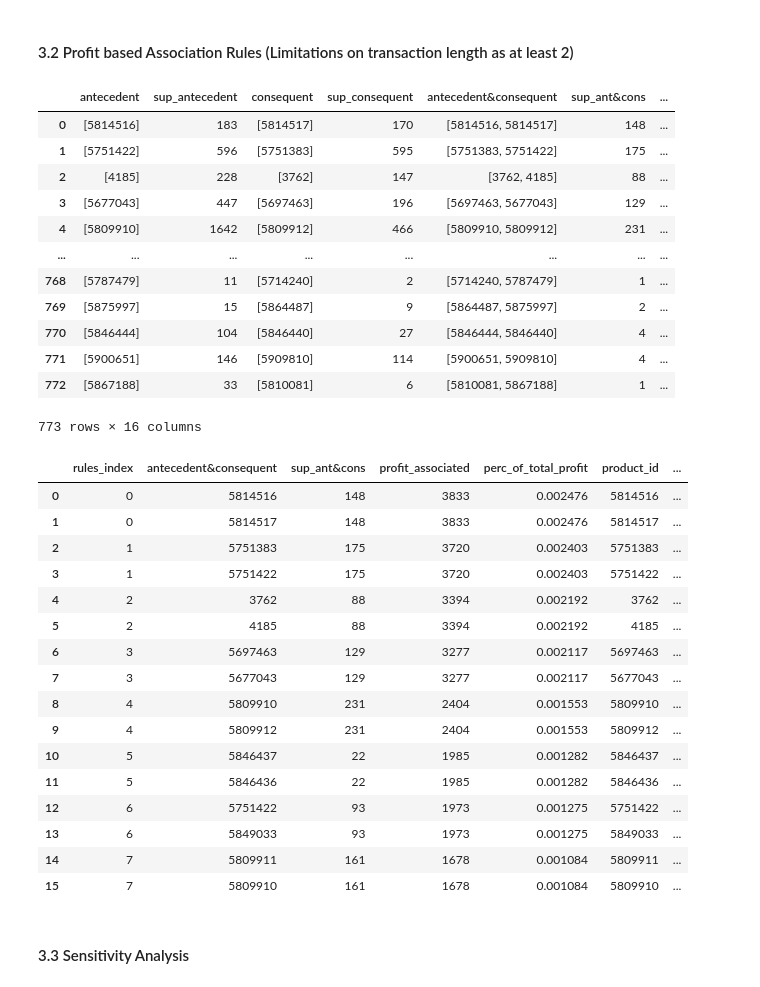
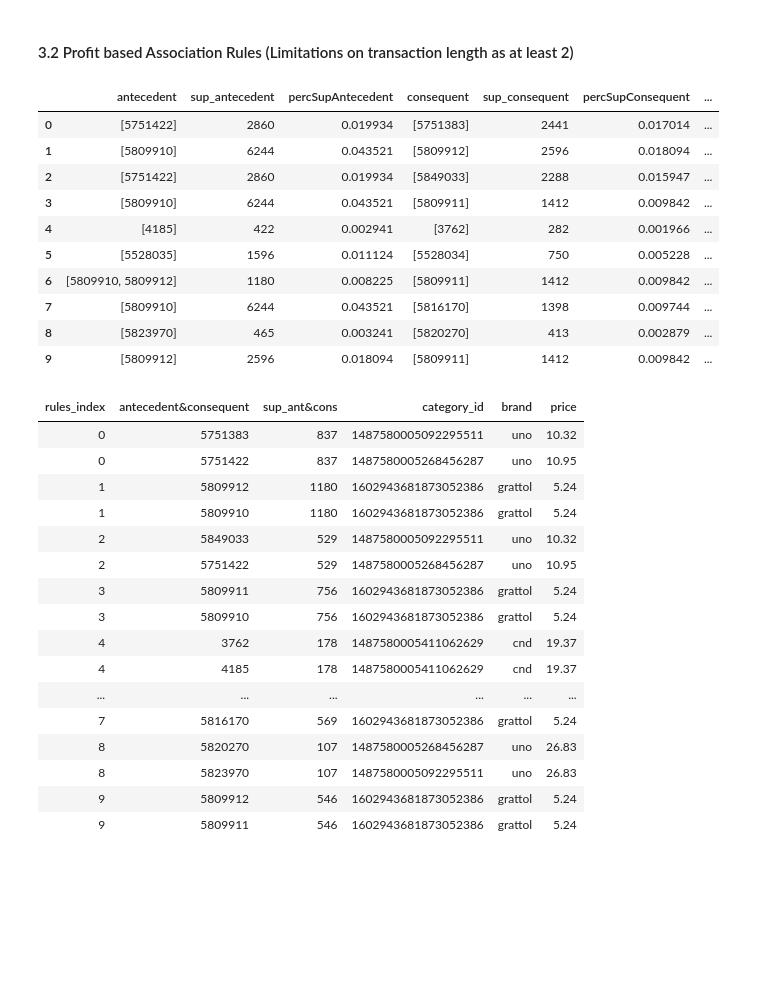
Before and after one commit to dawei7/Detecting-patterns-in-purchase-history-using-association-rule-learning-methods, a Jupyter notebook: Analaysis_Kaggle_Comsetics_Dataset.ipynb, the cells around one changed output. Drawn from its saved outputs; the diff is of its cells as text; code cells hidden in the pictures; blank space fills up the shorter version.

```diff
--- a/Analaysis_Kaggle_Comsetics_Dataset.ipynb
+++ b/Analaysis_Kaggle_Comsetics_Dataset.ipynb
@@ -261,11 +271,11 @@ rules_labeled
 # %%
 import modified_fp_growth_algorithm.modified_fp_growth_latest as mod_fp_growth
 
-data = data[data["product_id"].apply(len)<5]
+data = data[data["product_id"].apply(len)<20]
 
 rules = mod_fp_growth.fpgrowthFromDataFrame(\
     data,
-    minSupRatio=0.001,
+    minSupRatio=0.0025,
     maxSupRatio=1,
     minConf=0,
     item_col=1,
@@ -326,11 +335,11 @@ import modified_fp_growth_algorithm.modified_fp_growth_latest as mod_fp_growth
 #For better trackingI take price instead of profit as profit, because tracking ius easier and at moment I anyway just multiply by 0.1 for profit
 # We see how "super efficient it is, only 6.8 seconds for 13k rules inclduing writing to Excel"
 
-data = data[data["product_id"].apply(len)<=5]
+# data = data[data["product_id"].apply(len)<=5]
 
 rules = mod_fp_growth.fpgrowthFromDataFrame(\
     data,
-    minSupRatio=0.001,
+    minSupRatio=0.0038,
     maxSupRatio=1,
     minConf=0,
     item_col=1,
@@ -389,11 +399,11 @@ import modified_fp_growth_algorithm.modified_fp_growth_latest as mod_fp_growth
 #For better trackingI take price instead of profit as profit, because tracking ius easier and at moment I anyway just multiply by 0.1 for profit
 # We see how "super efficient it is, only 6.8 seconds for 13k rules inclduing writing to Excel"
 
-data = data[data["product_id"].apply(len)<5]
+data = data[data["product_id"].apply(len)<20]
 
 rules = mod_fp_growth.fpgrowthFromDataFrame(\
     data,
-    minSupRatio=0.0001,
+    minSupRatio=0.001,
     maxSupRatio=1,
     minTransactionLength=2,
     maxTransactionLength=10,
@@ -407,53 +417,49 @@ rules = mod_fp_growth.fpgrowthFromDataFrame(\
 rules.to_excel("fp_groth_out.xlsx",index=False)
 rules
 # %% [output]
-|  | antecedent | sup_antecedent | consequent | sup_consequent | antecedent&consequent | sup_ant&cons | ... |
-| 0 | [5814516] | 183 | [5814517] | 170 | [5814516, 5814517] | 148 | ... |
-| 1 | [5751422] | 596 | [5751383] | 595 | [5751383, 5751422] | 175 | ... |
-| 2 | [4185] | 228 | [3762] | 147 | [3762, 4185] | 88 | ... |
-| 3 | [5677043] | 447 | [5697463] | 196 | [5697463, 5677043] | 129 | ... |
-| 4 | [5809910] | 1642 | [5809912] | 466 | [5809910, 5809912] | 231 | ... |
-| ... | ... | ... | ... | ... | ... | ... | ... |
-| 768 | [5787479] | 11 | [5714240] | 2 | [5714240, 5787479] | 1 | ... |
-| 769 | [5875997] | 15 | [5864487] | 9 | [5864487, 5875997] | 2 | ... |
-| 770 | [5846444] | 104 | [5846440] | 27 | [5846444, 5846440] | 4 | ... |
-| 771 | [5900651] | 146 | [5909810] | 114 | [5900651, 5909810] | 4 | ... |
-| 772 | [5867188] | 33 | [5810081] | 6 | [5810081, 5867188] | 1 | ... |
+|  | antecedent | sup_antecedent | percSupAntecedent | consequent | sup_consequent | percSupConsequent | ... |
+| 0 | [5751422] | 2860 | 0.019934 | [5751383] | 2441 | 0.017014 | ... |
+| 1 | [5809910] | 6244 | 0.043521 | [5809912] | 2596 | 0.018094 | ... |
+| 2 | [5751422] | 2860 | 0.019934 | [5849033] | 2288 | 0.015947 | ... |
+| 3 | [5809910] | 6244 | 0.043521 | [5809911] | 1412 | 0.009842 | ... |
+| 4 | [4185] | 422 | 0.002941 | [3762] | 282 | 0.001966 | ... |
+| 5 | [5528035] | 1596 | 0.011124 | [5528034] | 750 | 0.005228 | ... |
+| 6 | [5809910, 5809912] | 1180 | 0.008225 | [5809911] | 1412 | 0.009842 | ... |
+| 7 | [5809910] | 6244 | 0.043521 | [5816170] | 1398 | 0.009744 | ... |
+| 8 | [5823970] | 465 | 0.003241 | [5820270] | 413 | 0.002879 | ... |
+| 9 | [5809912] | 2596 | 0.018094 | [5809911] | 1412 | 0.009842 | ... |
-773 rows × 16 columns
 # %%
 # A minSupRatio of 0.007 means, in case of profitability, that it represents 0.007 of total revenues rspectively profit. We made the profit fo each product equal.
 # Let's oberserve what kind of items we have found.
 
 
 rules_exploded = rules.explode("antecedent&consequent")[["antecedent&consequent","sup_ant&cons","profit_associated","perc_of_total_profit"]]
 rules_exploded.insert(0,"rules_index",rules_exploded.index)
 
 rules_labeled =pd.merge(rules_exploded,unique_items, how="inner", left_on="antecedent&consequent",right_on="product_id").sort_values("rules_index").reset_index(drop=True)
 
 rules_labeled.to_excel("rules_labeled.xlsx",index=False)
 
 rules_labeled["profit_associated"] = rules_labeled["profit_associated"].astype(int)
 
-rules_labeled.drop("category_code",axis=1)
+rules_labeled_new = rules_labeled[["rules_index","antecedent&consequent","sup_ant&cons","category_id","brand","price"]]
 
-rules_labeled.head(16)
+HTML(rules_labeled_new.to_html(index=False))
 # %% [output]
-|  | rules_index | antecedent&consequent | sup_ant&cons | profit_associated | perc_of_total_profit | product_id | ... |
-| 0 | 0 | 5814516 | 148 | 3833 | 0.002476 | 5814516 | ... |
-| 1 | 0 | 5814517 | 148 | 3833 | 0.002476 | 5814517 | ... |
-| 2 | 1 | 5751383 | 175 | 3720 | 0.002403 | 5751383 | ... |
-| 3 | 1 | 5751422 | 175 | 3720 | 0.002403 | 5751422 | ... |
-| 4 | 2 | 3762 | 88 | 3394 | 0.002192 | 3762 | ... |
-| 5 | 2 | 4185 | 88 | 3394 | 0.002192 | 4185 | ... |
-| 6 | 3 | 5697463 | 129 | 3277 | 0.002117 | 5697463 | ... |
-| 7 | 3 | 5677043 | 129 | 3277 | 0.002117 | 5677043 | ... |
-| 8 | 4 | 5809910 | 231 | 2404 | 0.001553 | 5809910 | ... |
-| 9 | 4 | 5809912 | 231 | 2404 | 0.001553 | 5809912 | ... |
-| 10 | 5 | 5846437 | 22 | 1985 | 0.001282 | 5846437 | ... |
-| 11 | 5 | 5846436 | 22 | 1985 | 0.001282 | 5846436 | ... |
-| 12 | 6 | 5751422 | 93 | 1973 | 0.001275 | 5751422 | ... |
-| 13 | 6 | 5849033 | 93 | 1973 | 0.001275 | 5849033 | ... |
-| 14 | 7 | 5809911 | 161 | 1678 | 0.001084 | 5809911 | ... |
-| 15 | 7 | 5809910 | 161 | 1678 | 0.001084 | 5809910 | ... |
+| rules_index | antecedent&consequent | sup_ant&cons | category_id | brand | price |
+| 0 | 5751383 | 837 | 1487580005092295511 | uno | 10.32 |
+| 0 | 5751422 | 837 | 1487580005268456287 | uno | 10.95 |
+| 1 | 5809912 | 1180 | 1602943681873052386 | grattol | 5.24 |
+| 1 | 5809910 | 1180 | 1602943681873052386 | grattol | 5.24 |
+| 2 | 5849033 | 529 | 1487580005092295511 | uno | 10.32 |
+| 2 | 5751422 | 529 | 1487580005268456287 | uno | 10.95 |
+| 3 | 5809911 | 756 | 1602943681873052386 | grattol | 5.24 |
+| 3 | 5809910 | 756 | 1602943681873052386 | grattol | 5.24 |
+| 4 | 3762 | 178 | 1487580005411062629 | cnd | 19.37 |
+| 4 | 4185 | 178 | 1487580005411062629 | cnd | 19.37 |
+| ... | ... | ... | ... | ... | ... |
+| 7 | 5816170 | 569 | 1602943681873052386 | grattol | 5.24 |
+| 8 | 5820270 | 107 | 1487580005268456287 | uno | 26.83 |
+| 8 | 5823970 | 107 | 1487580005092295511 | uno | 26.83 |
+| 9 | 5809912 | 546 | 1602943681873052386 | grattol | 5.24 |
+| 9 | 5809911 | 546 | 1602943681873052386 | grattol | 5.24 |
-# %% [markdown]
-#### 3.3 Sensitivity Analysis
```
Also changed, not shown: parts of 9 cells of this notebook, 6 other files.
